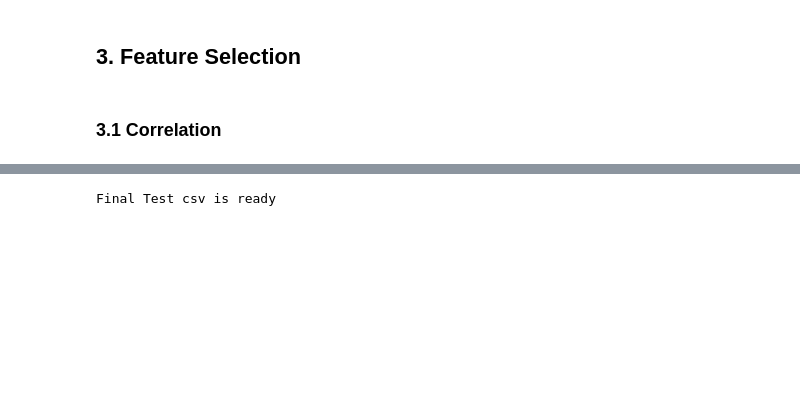
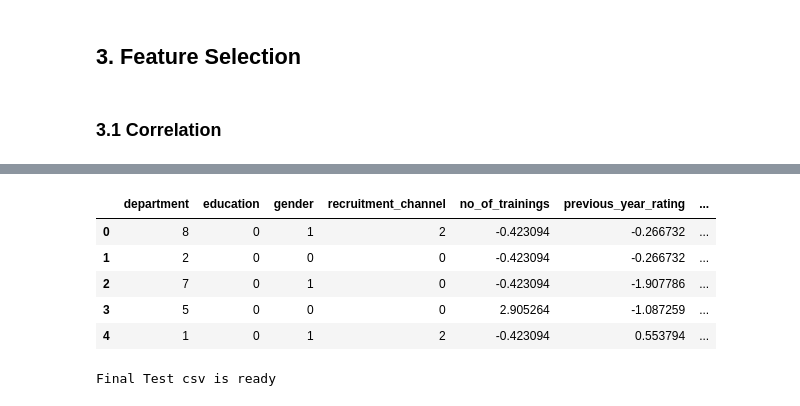
Before and after one commit to Eben2020-hp/Human-Resource-Analytics, a Jupyter notebook: HR_Analytics-(Test).ipynb, the cells around one changed output, grey strips where cells are left out. Saved outputs shown, nothing was run; the diff lists cells and outputs as text; code cells hidden in the pictures; blank space fills up the shorter version.

```diff
--- a/HR_Analytics-(Test).ipynb
+++ b/HR_Analytics-(Test).ipynb
@@ -596,3 +579,14 @@ test.head()
+# %%
+# Dropping the Age column as it is somewhat strongly correlatedwith Length of Service.
+test.drop(columns= ['age'], inplace=True)
+test.head()
+# %% [output]
+|  | department | education | gender | recruitment_channel | no_of_trainings | previous_year_rating | ... |
+| 0 | 8 | 0 | 1 | 2 | -0.423094 | -0.266732 | ... |
+| 1 | 2 | 0 | 0 | 0 | -0.423094 | -0.266732 | ... |
+| 2 | 7 | 0 | 1 | 0 | -0.423094 | -1.907786 | ... |
+| 3 | 5 | 0 | 0 | 0 | 2.905264 | -1.087259 | ... |
+| 4 | 1 | 0 | 1 | 2 | -0.423094 | 0.553794 | ... |
 # %%
 # convert submission dataframe to csv.
 test.to_csv('Final_test.csv', index= False)
```
Also changed, not shown: parts of 6 cells of this notebook, 7 other files.
